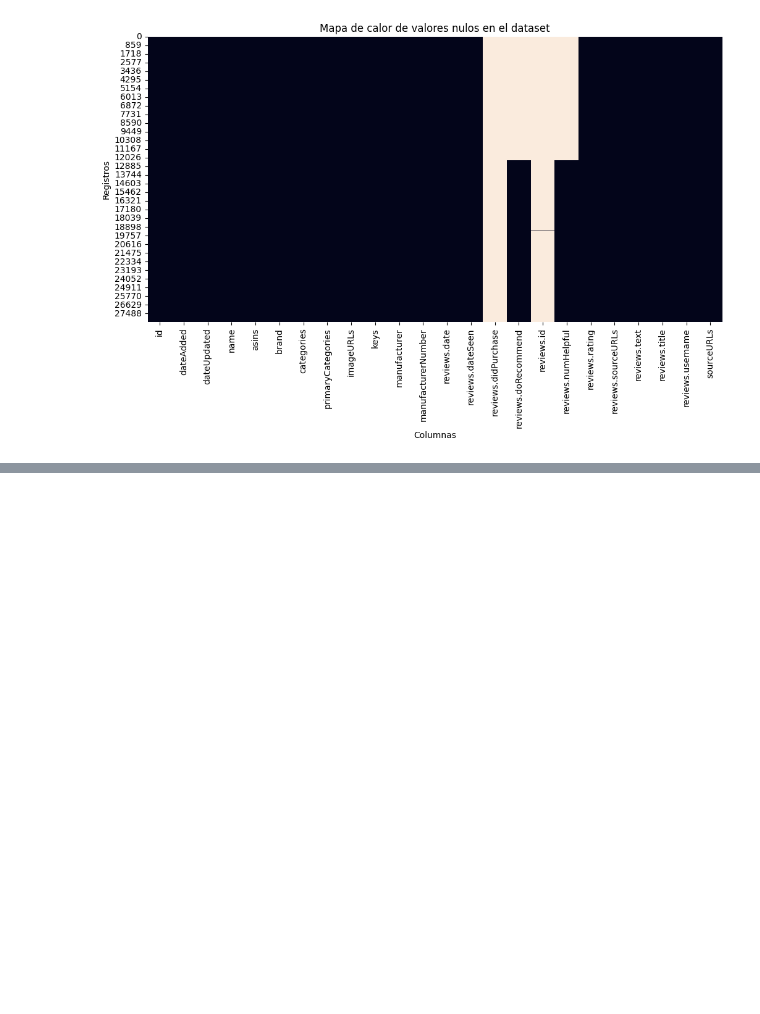
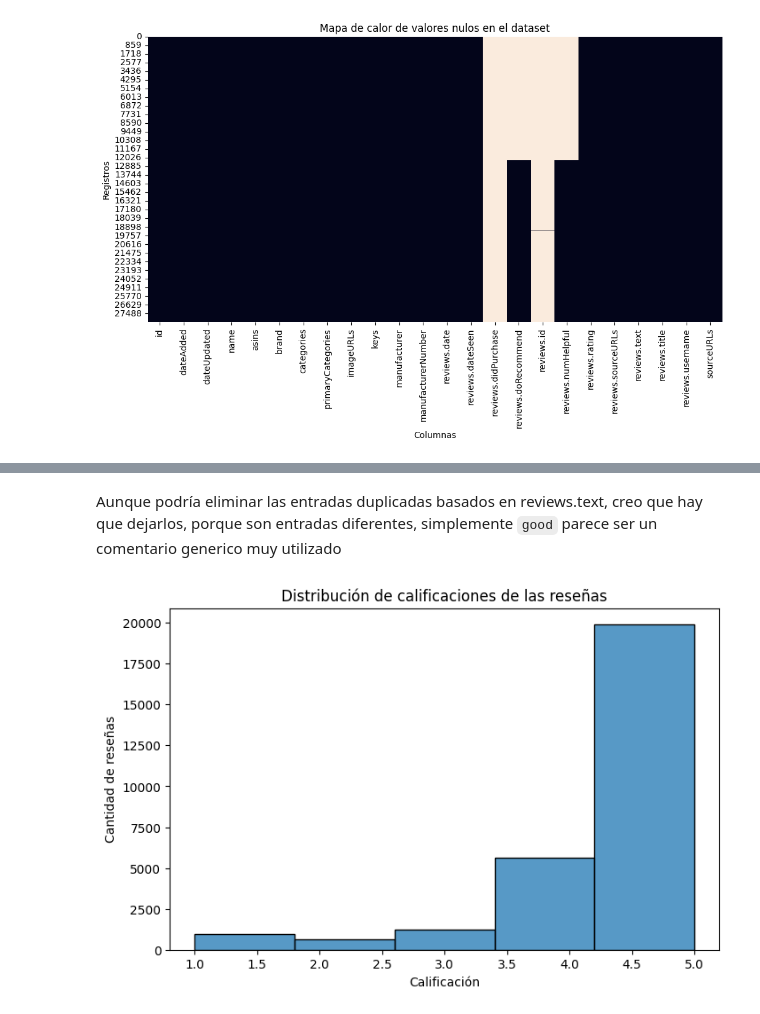
Before and after one commit to R3beAM/Proyecto-Final-Integracion, a Jupyter notebook: Parte_2_Proyecto_Final_Integracion.ipynb, the cells around one changed output, grey strips where cells are left out. Drawn from its saved outputs; the diff is of its cells as text; code cells hidden in the pictures; blank space fills up the shorter version.

```diff
--- a/Parte_2_Proyecto_Final_Integracion.ipynb
+++ b/Parte_2_Proyecto_Final_Integracion.ipynb
@@ -319,0 +434,2 @@ Resumen de valores nulos:
+# %% [markdown]
+Aunque podría eliminar las entradas duplicadas basados en reviews.text, creo que hay que dejarlos, porque son entradas diferentes, simplemente `good` parece ser un comentario generico muy utilizado
@@ -319,0 +442,17 @@ Resumen de valores nulos:
+# %%
+#Histograma de calificaciones reviews.rating
+
+plt.figure(figsize=(8, 5))
+
+sns.histplot(
+    data=df,
+    x="reviews.rating",
+    bins=5
+)
+
+plt.title("Distribución de calificaciones de las reseñas")
+plt.xlabel("Calificación")
+plt.ylabel("Cantidad de reseñas")
+plt.show()
+# %% [output]
+[figure, added]
```
Also changed, not shown: parts of 13 cells of this notebook.
